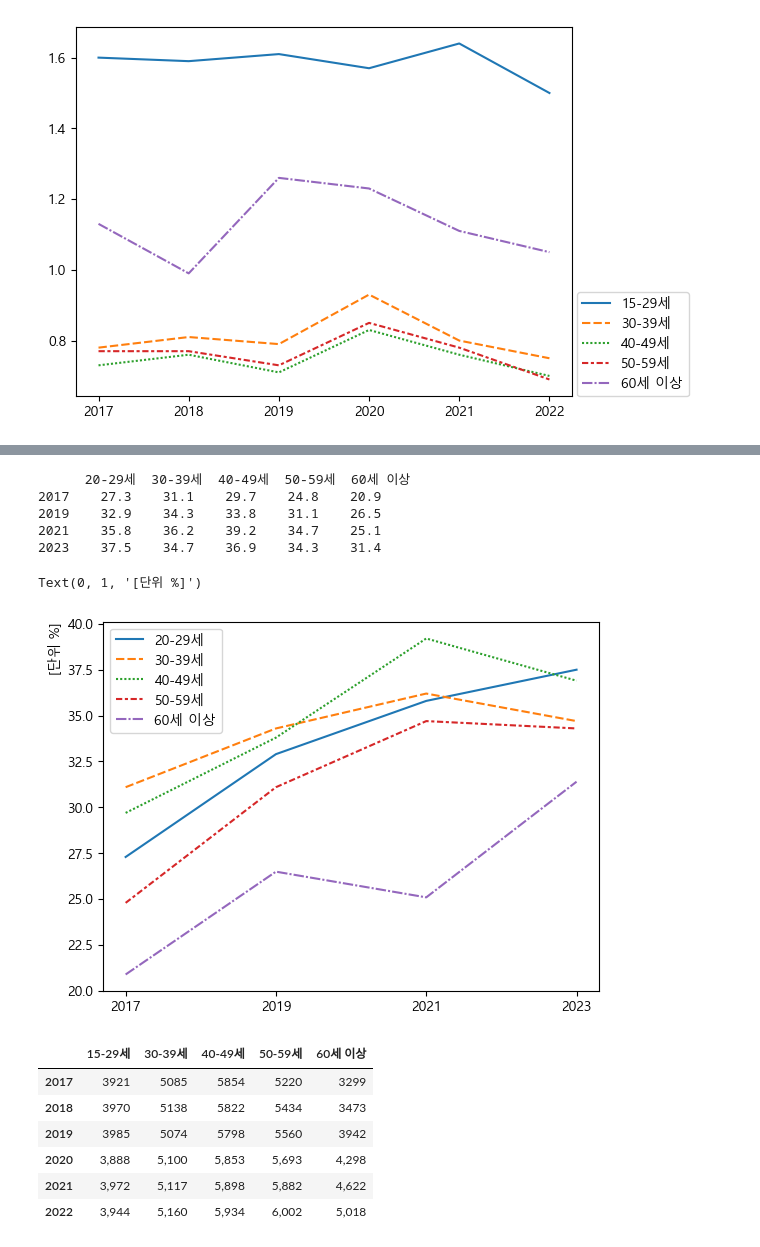
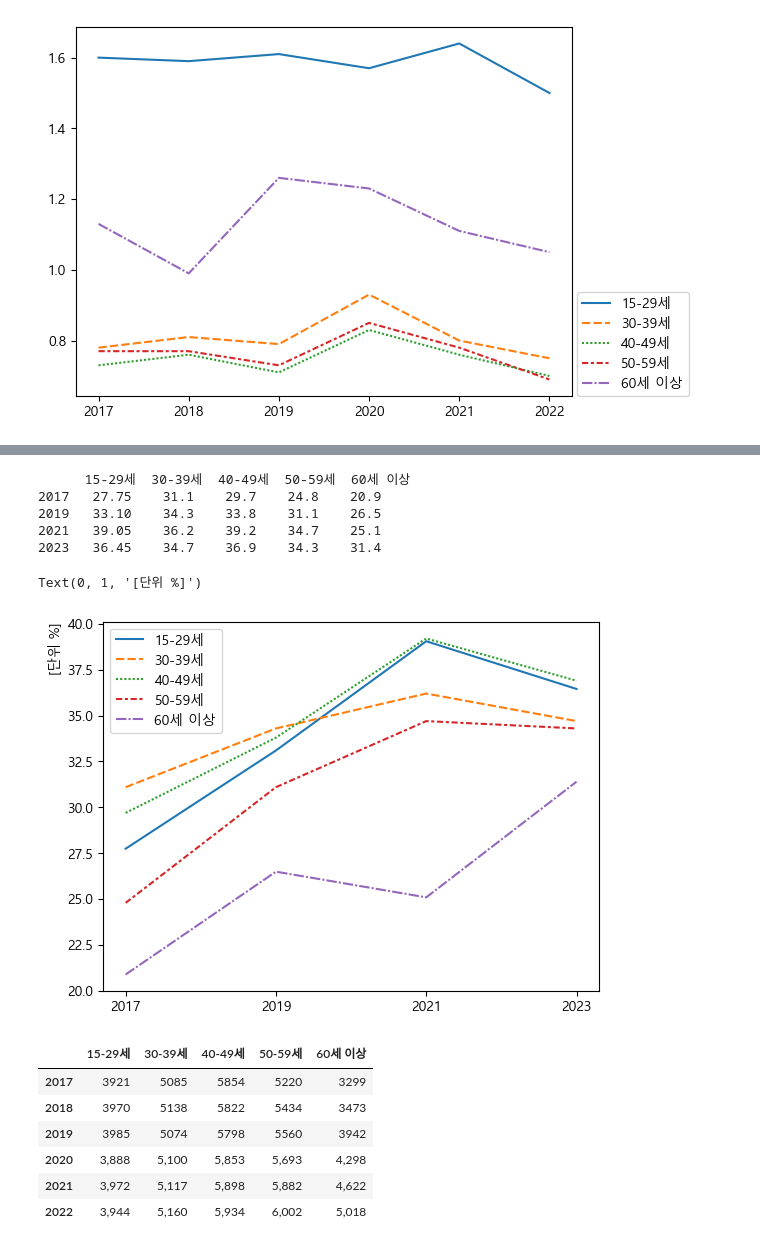
Before and after one commit to koi154/1LEE3KIM, a Jupyter notebook: data.ipynb, the cells around one changed output, grey strips where cells are left out. Drawn from its saved outputs; the diff is of its cells as text; code cells hidden in the pictures.

```diff
--- a/data.ipynb
+++ b/data.ipynb
@@ -229,26 +229,26 @@ company
 # %%
 good = company.iloc[5:11,2:].values
 good[0]
 index = ["2017","2019","2021","2023"]
 data = {
-    "20-29세" : good[1],
+    "15-29세" : (good[0]+good[1])/2,
     "30-39세" : good[2],
     "40-49세" : good[3],
     "50-59세" : good[4],
     "60세 이상" : good[5]
 }
 company_good = pd.DataFrame(data=data, index=index)
 print(company_good)
 sns.lineplot(data=company_good)
 plt.ylabel('[단위 %]', loc='top')
 # %% [output]
-      20-29세  30-39세  40-49세  50-59세  60세 이상
-2017    27.3    31.1    29.7    24.8    20.9
-2019    32.9    34.3    33.8    31.1    26.5
-2021    35.8    36.2    39.2    34.7    25.1
-2023    37.5    34.7    36.9    34.3    31.4
+      15-29세  30-39세  40-49세  50-59세  60세 이상
+2017   27.75    31.1    29.7    24.8    20.9
+2019   33.10    34.3    33.8    31.1    26.5
+2021   39.05    36.2    39.2    34.7    25.1
+2023   36.45    34.7    36.9    34.3    31.4
 Text(0, 1, '[단위 %]')
-[figure, old version]
+[figure, new version]
 # %%
 aaa = move2022["총계"].iloc[1:6].values
 bbb = move2021["총계"].iloc[1:6].values
```
Also changed, not shown: parts of 2 cells of this notebook.
